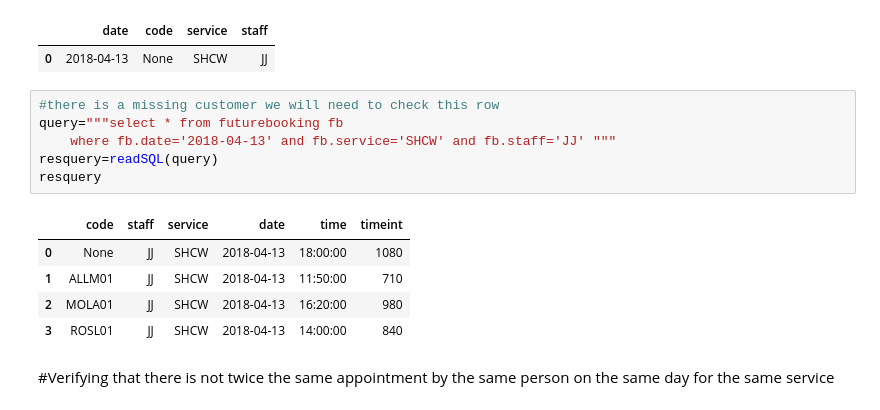
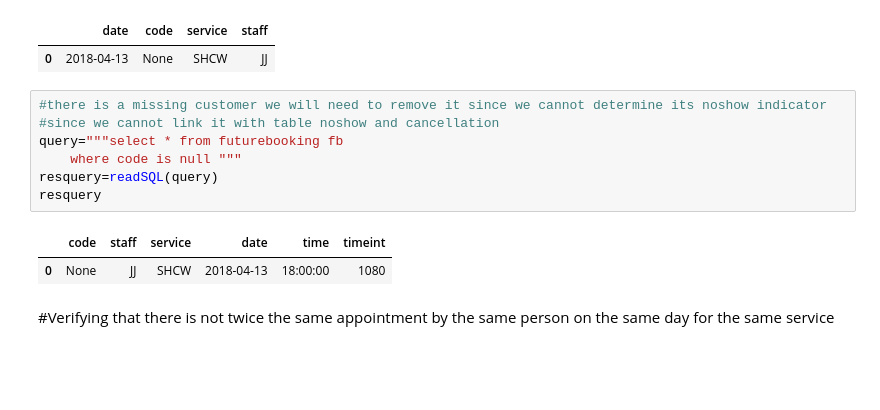
Before and after one commit to ericma007/p1, a Jupyter notebook: notebooks/init-database-exploration.ipynb, the cells around one changed output. Cells and saved outputs as stored; diff of their text form; blank space fills up the shorter version.

```diff
--- a/notebooks/init-database-exploration.ipynb
+++ b/notebooks/init-database-exploration.ipynb
@@ -310,17 +312,15 @@ resquery.head()
 |  | date | code | service | staff |
 | 0 | 2018-04-13 | None | SHCW | JJ |
 # %%
-#there is a missing customer we will need to check this row
+#there is a missing customer we will need to remove it since we cannot determine its noshow indicator
+#since we cannot link it with table noshow and cancellation
 query="""select * from futurebooking fb
-    where fb.date='2018-04-13' and fb.service='SHCW' and fb.staff='JJ' """
+    where code is null """
 resquery=readSQL(query)
 resquery
 # %% [output]
 |  | code | staff | service | date | time | timeint |
 | 0 | None | JJ | SHCW | 2018-04-13 | 18:00:00 | 1080 |
-| 1 | ALLM01 | JJ | SHCW | 2018-04-13 | 11:50:00 | 710 |
-| 2 | MOLA01 | JJ | SHCW | 2018-04-13 | 16:20:00 | 980 |
-| 3 | ROSL01 | JJ | SHCW | 2018-04-13 | 14:00:00 | 840 |
 # %% [markdown]
 #Verifying that there is not twice the same appointment by the same person on the same day for the same service
 # %%
```
Also changed, not shown: parts of 58 cells of this notebook, 32 other files.
